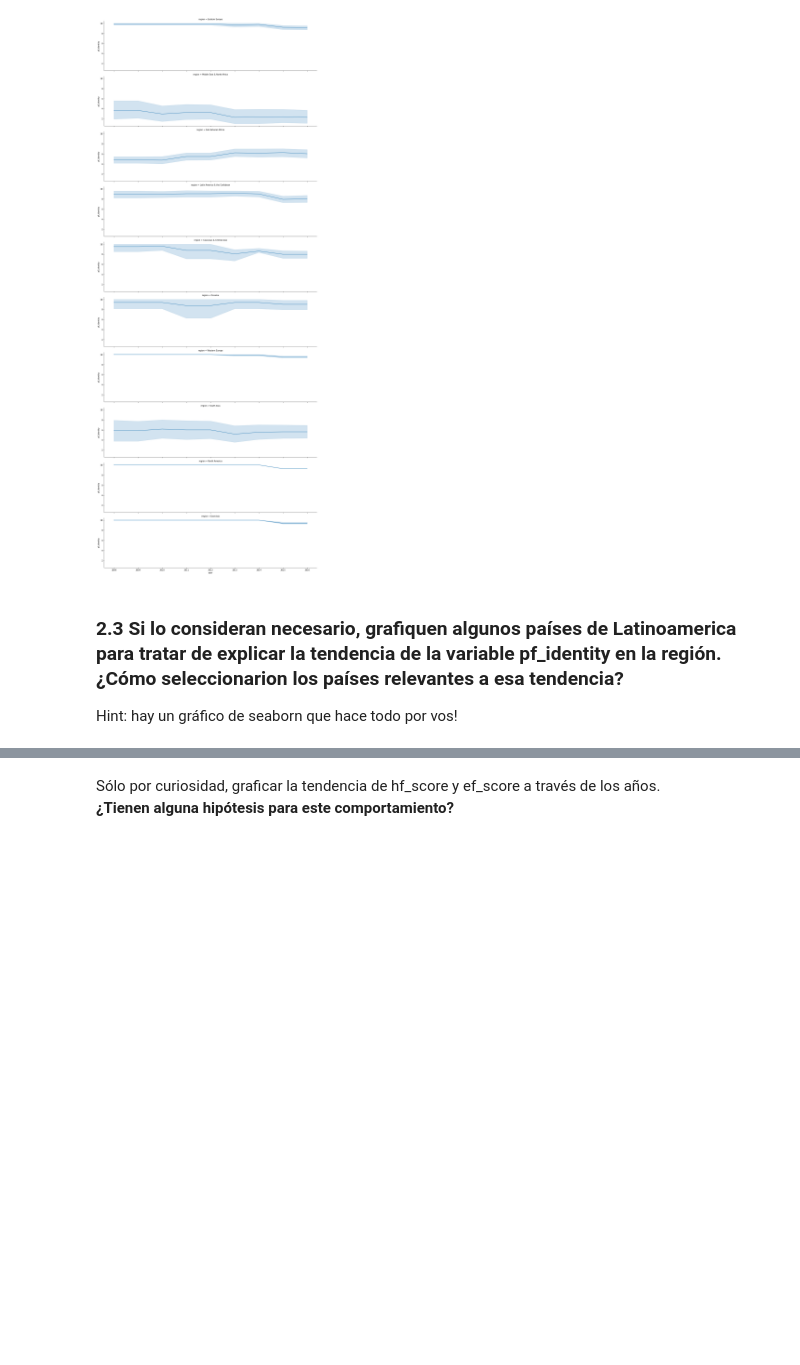
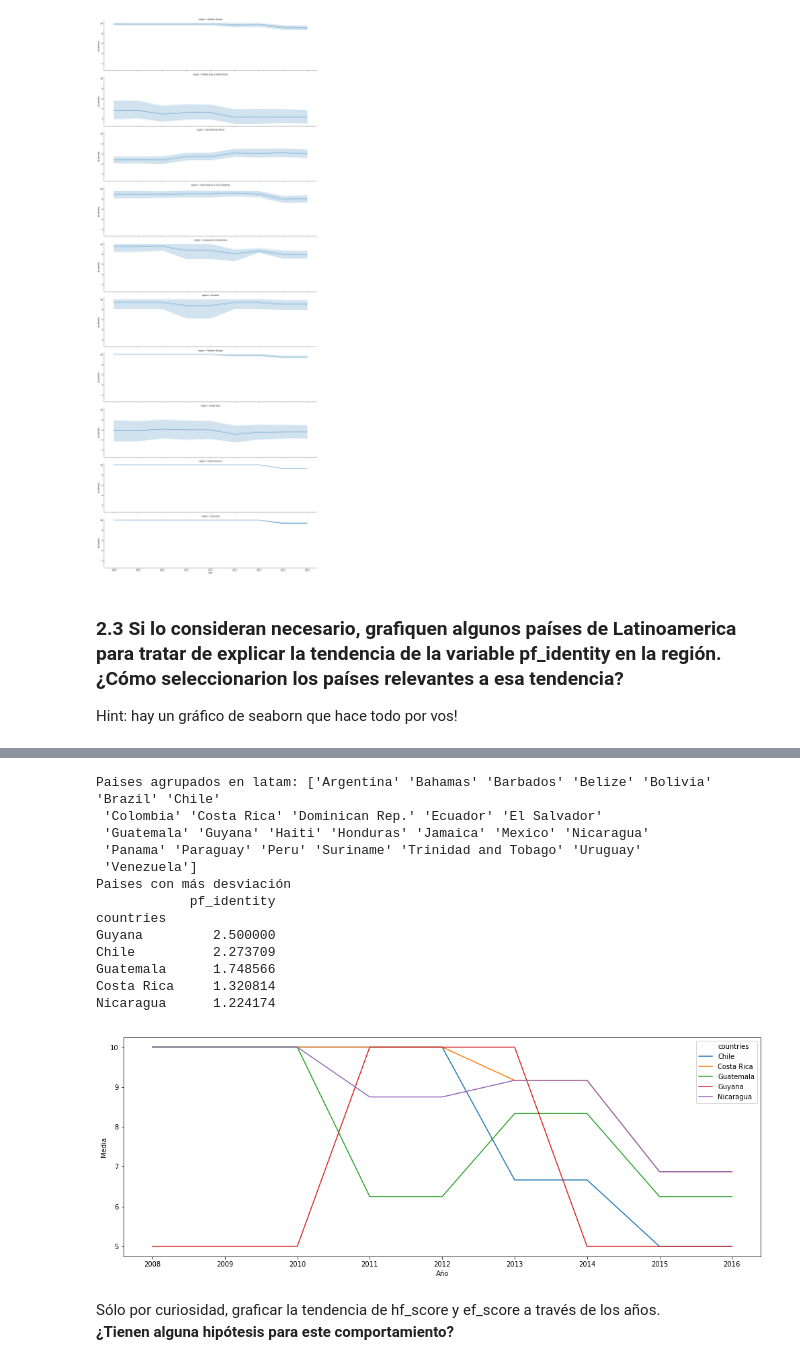
Before and after one commit to avdata99/diplo-datos-2019-practico-01, a Jupyter notebook: TP1 Visualizacion de datos.ipynb, the cells around one changed output, grey strips where cells are left out. Drawn from its saved outputs; the diff is of its cells as text; code cells hidden in the pictures; blank space fills up the shorter version.

```diff
--- a/TP1 Visualizacion de datos.ipynb
+++ b/TP1 Visualizacion de datos.ipynb
@@ -258,3 +267,38 @@ Hint: hay un gráfico de seaborn que hace todo por vos!
+# %%
+paises_latam = latin_america['countries'].unique()
+print('Paises agrupados en latam: {}'.format(paises_latam))
+
+# Yo mirarías las desviaciones
+desviaciones = latin_america[['countries', 'pf_identity']].dropna().groupby(['countries']).std()
+
+mas_desviados = desviaciones.sort_values(by='pf_identity', ascending=False)[:5]
+print('Paises con más desviación')
+print(mas_desviados)
+nombres = mas_desviados.index.get_level_values('countries')
+flt_desviados = latin_america['countries'].isin(nombres)
+desviados = latin_america[flt_desviados]
+
+plt.figure(figsize=(17,6))
+seaborn.lineplot(data=desviados, x='year', y='pf_identity', hue='countries')
+
+plt.ylabel('Media')
+plt.xlabel('Año')
+plt.show()
+# %% [output]
+Paises agrupados en latam: ['Argentina' 'Bahamas' 'Barbados' 'Belize' 'Bolivia' 'Brazil' 'Chile'
+ 'Colombia' 'Costa Rica' 'Dominican Rep.' 'Ecuador' 'El Salvador'
+ 'Guatemala' 'Guyana' 'Haiti' 'Honduras' 'Jamaica' 'Mexico' 'Nicaragua'
+ 'Panama' 'Paraguay' 'Peru' 'Suriname' 'Trinidad and Tobago' 'Uruguay'
+ 'Venezuela']
+Paises con más desviación
+            pf_identity
+countries
+Guyana         2.500000
+Chile          2.273709
+Guatemala      1.748566
+Costa Rica     1.320814
+Nicaragua      1.224174
+[figure, added]
 # %% [markdown]
 Sólo por curiosidad, graficar la tendencia de hf_score y ef_score a través de los años.
 **¿Tienen alguna hipótesis para este comportamiento?**
```
Also changed, not shown: parts of 6 cells of this notebook.
